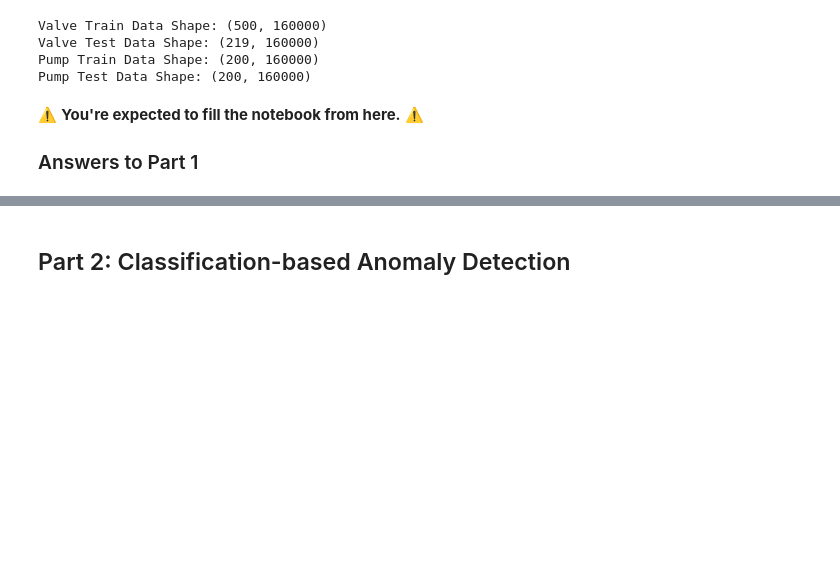
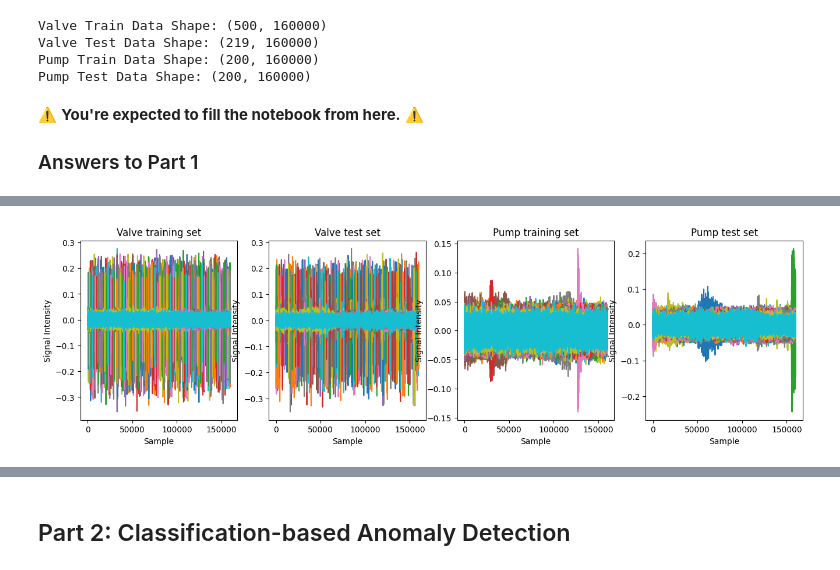
Before and after one commit to piefek1/MLPMProject, a Jupyter notebook: notebooks/Assignment 1/Assignment_1.ipynb, the cells around one changed output, grey strips where cells are left out. Saved outputs shown, nothing was run; the diff lists cells and outputs as text; code cells hidden in the pictures; blank space fills up the shorter version.

```diff
--- a/notebooks/Assignment 1/Assignment_1.ipynb
+++ b/notebooks/Assignment 1/Assignment_1.ipynb
@@ -881,0 +880,17 @@ Pump Test Data Shape: (200, 160000)
+# %%
+fig, ax = plt.subplots(1, 4, figsize=(16, 4))
+for i in range(100):
+    ax[0].plot(valve_train_data[i])
+    ax[0].set_title("Valve training set")
+    ax[1].plot(valve_test_data[i])
+    ax[1].set_title("Valve test set")
+    ax[2].plot(pump_train_data[i])
+    ax[2].set_title("Pump training set")
+    ax[3].plot(pump_test_data[i])
+    ax[3].set_title("Pump test set")
+
+for i in range(4):
+    ax[i].set_xlabel("Sample")
+    ax[i].set_ylabel("Signal Intensity")
+# %% [output]
+[figure, added]
```
Also changed, not shown: parts of 7 cells of this notebook.
